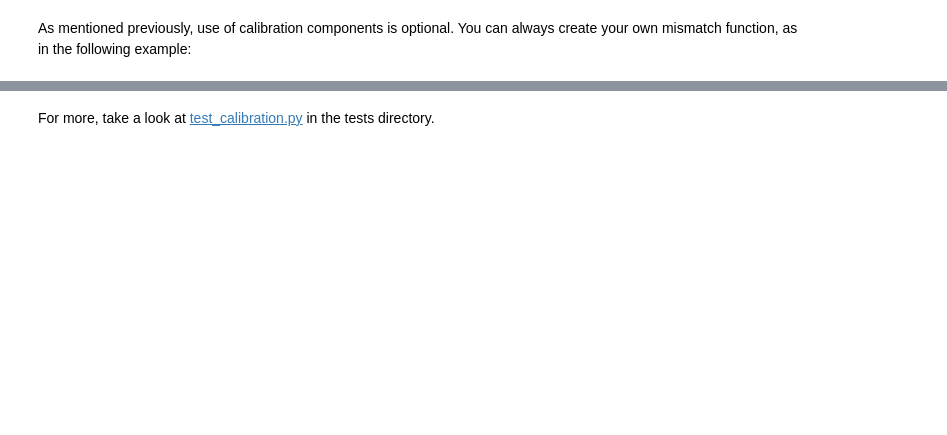
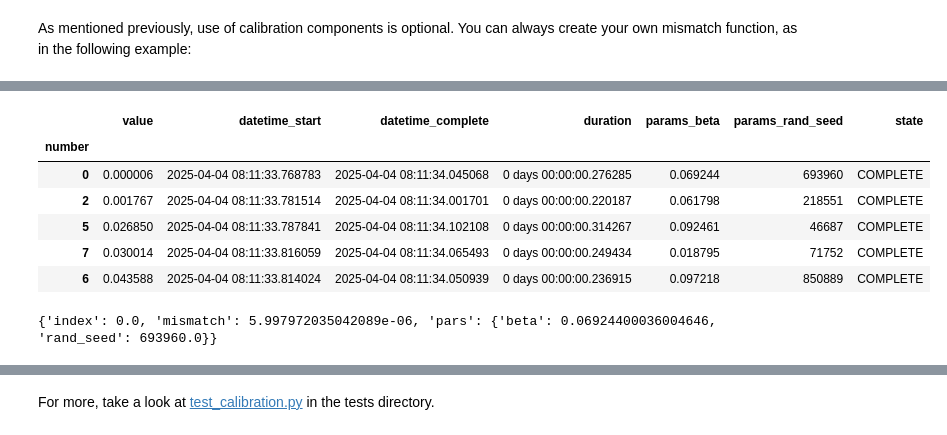
Before and after one commit to starsimhub/starsim, a Jupyter notebook: docs/tutorials/tut_calibration.ipynb, the cells around one changed output, grey strips where cells are left out. Drawn from its saved outputs; the diff is of its cells as text; code cells hidden in the pictures; blank space fills up the shorter version.

Commit message:
Describing the advanced features of the calibration class and components

```diff
--- a/docs/tutorials/tut_calibration.ipynb
+++ b/docs/tutorials/tut_calibration.ipynb
@@ -112,8 +112,12 @@ def build_sim(sim, calib_pars, n_reps=1, **kwargs):
     # But if you'd like to run multiple simulations with the same parameters, we return a MultiSim instead.
     # Note that each simulation will have a different random seed, you can set specific seeds if you like.
     # Also note that parallel=False and debug=True are important to avoid issues with parallelism in the calibration.
-    # Advanced: If running multiple reps, you can choose if/how they are combined using the "combine_reps" argument to each CalibComponent, introduced below.
-    ms = ss.MultiSim(sim, iterpars=dict(rand_seed=np.random.randint(0, 1e6, n_reps)), initialize=True, debug=True, parallel=False)
+    # Advanced: If running multiple reps, you can choose if/how they are combined using the "combine_reps" argument to each CalibComponent, described below.
+    if 'rand_seed' in calib_pars:
+        base_seed = calib_pars['rand_seed']
+    else:
+        base_seed = np.random.randint(0, 1e6)
+    ms = ss.MultiSim(sim, iterpars=dict(rand_seed=np.arange(base_seed, base_seed+n_reps)), initialize=True, debug=True, parallel=False)
     return ms
 # %% [markdown]
 ## Using the Calibration class
@@ -448,0 +595,16 @@ The `Calibration` class has a few advanced features that are worth mentioning. T
+# %%
+dataframe = calib.to_df(top_k=5) # Get the top 5 parameter sets
+display(dataframe)
+# %% [output]
+|  | value | datetime_start | datetime_complete | duration | params_beta | params_rand_seed | state |
+| number |  |  |  |  |  |  |  |
+| 0 | 0.000006 | 2025-04-04 08:11:33.768783 | 2025-04-04 08:11:34.045068 | 0 days 00:00:00.276285 | 0.069244 | 693960 | COMPLETE |
+| 2 | 0.001767 | 2025-04-04 08:11:33.781514 | 2025-04-04 08:11:34.001701 | 0 days 00:00:00.220187 | 0.061798 | 218551 | COMPLETE |
+| 5 | 0.026850 | 2025-04-04 08:11:33.787841 | 2025-04-04 08:11:34.102108 | 0 days 00:00:00.314267 | 0.092461 | 46687 | COMPLETE |
+| 7 | 0.030014 | 2025-04-04 08:11:33.816059 | 2025-04-04 08:11:34.065493 | 0 days 00:00:00.249434 | 0.018795 | 71752 | COMPLETE |
+| 6 | 0.043588 | 2025-04-04 08:11:33.814024 | 2025-04-04 08:11:34.050939 | 0 days 00:00:00.236915 | 0.097218 | 850889 | COMPLETE |
+# %%
+output = calib.to_json() # Get the output as a list of dictionaries
+print(output[0]) # Print the first entry
+# %% [output]
+{'index': 0.0, 'mismatch': 5.997972035042089e-06, 'pars': {'beta': 0.06924400036004646, 'rand_seed': 693960.0}}
```
Also changed, not shown: parts of 36 cells of this notebook.
